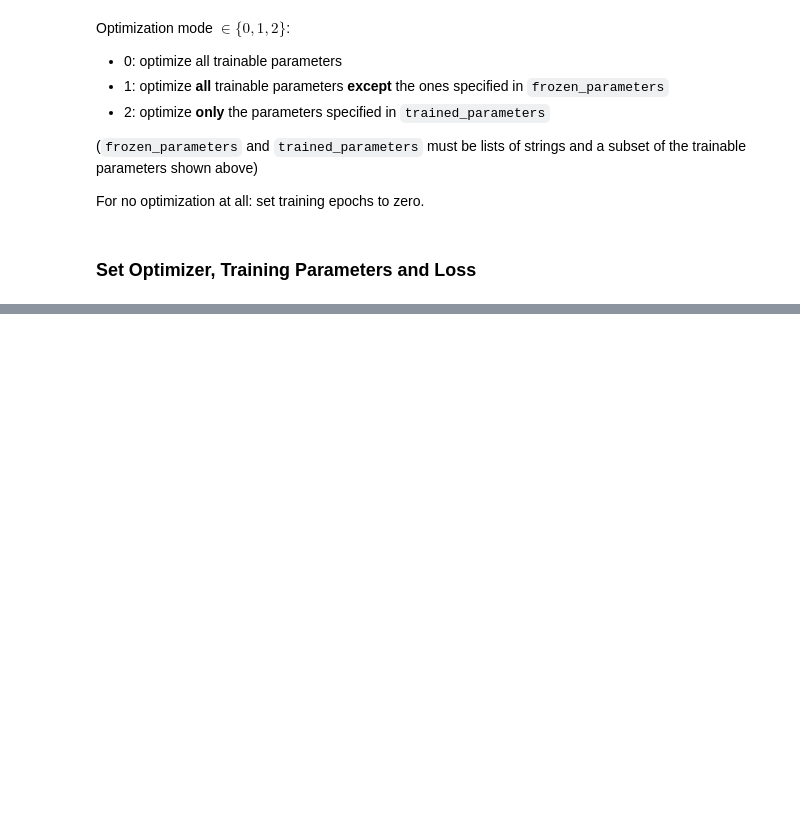
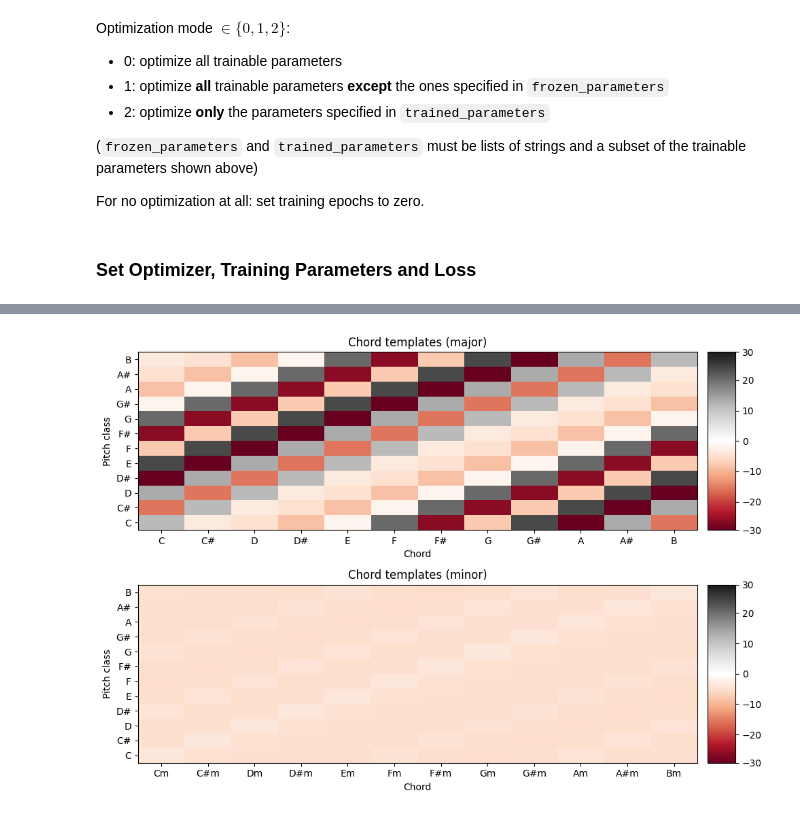
Before and after one commit to Kiro-V/mir-sdtw, a Jupyter notebook: src/main.ipynb, the cells around one changed output, grey strips where cells are left out. Cells and saved outputs as stored; diff of their text form; code cells hidden in the pictures; blank space fills up the shorter version.

```diff
--- a/src/main.ipynb
+++ b/src/main.ipynb
@@ -473,0 +481,16 @@ torch.Size([1, 8, 24])
+# %%
+import matplotlib
+# Class for visualizing chord templates with zero-centered diverging colormap
+
+# Example of making your own norm.  Also see matplotlib.colors.
+# From Joe Kington: This one gives two different linear ramps:
+class MidpointNormalize(matplotlib.colors.Normalize):
+    def __init__(self, vmin=None, vmax=None, midpoint=None, clip=False):
+        self.midpoint = midpoint
+        matplotlib.colors.Normalize.__init__(self, vmin, vmax, clip)
+
+    def __call__(self, value, clip=None):
+        # I'm ignoring masked values and all kinds of edge cases to make a
+        # simple example...
+        x, y = [self.vmin, self.midpoint, self.vmax], [0, 0.5, 1]
+        return np.ma.masked_array(np.interp(value, x, y))
@@ -474,3 +518,59 @@ torch.Size([1, 8, 24])
+# %%
+chroma_labels = ['C', 'C#', 'D', 'D#', 'E', 'F', 'F#', 'G', 'G#', 'A', 'A#', 'B']
+ext_minor = 'm'
+chord_labels_maj = chroma_labels
+chord_labels_min = [s + ext_minor for s in chroma_labels]
+chord_labels = chord_labels_maj + chord_labels_min
+
+# read weights from layer
+weights = model_pipeline.chord_template_params.filter.weight.to('cpu').detach()
+weights = np.squeeze(weights)
+
+templates_maj = np.zeros((12,12))
+templates_min = np.zeros((12,12))
+
+if weights.shape[0] == 2:
+    for n in range(12):           # shared weights -> templates are only shifted versions of each other
+        templates_maj[:, n] = np.roll(weights[0], n)
+        templates_min[:, n] = np.roll(weights[1], n)
+
+elif weights.shape[0] == 24:
+    templates_maj = np.asarray(weights[:12, :]).T
+    templates_min = np.asarray(weights[12:, :]).T
+
+
+fig, ax = plt.subplots(2, 2, gridspec_kw={'width_ratios': [1, 0.05]}, figsize=(10, 7))
+
+# determine appropriate colormap for plots
+if np.min([templates_maj, templates_min]) < 0:
+    abs_max = np.abs([templates_maj, templates_min]).max()
+    plot_parameters = {'cmap': 'RdGy', 'norm': MidpointNormalize(vmin=-abs_max, vmax=abs_max, midpoint=0, clip=False)}
+else:
+    plot_parameters = {'cmap': 'gray_r'}
+
+# plot major chord templates
+libfmp.b.plot_matrix(templates_maj, ax=[ax[0, 0], ax[0, 1]],
+                     title='Chord templates (major)',
+                     ylabel='Pitch class', xlabel='Chord',
+                     colorbar=True, **plot_parameters)
+ax[0, 0].set_xticks(np.arange(12))
+ax[0, 0].set_xticklabels(chord_labels_maj)
+ax[0, 0].set_yticks(np.arange(12))
+ax[0, 0].set_yticklabels(chroma_labels)
+
+# plot minor chord templates
+libfmp.b.plot_matrix(templates_min, ax=[ax[1, 0], ax[1, 1]],
+                     title='Chord templates (minor)',
+                     ylabel='Pitch class', xlabel='Chord',
+                     colorbar=True, **plot_parameters)
+ax[1, 0].set_xticks(np.arange(12))
+ax[1, 0].set_xticklabels(chord_labels_min)
+ax[1, 0].set_yticks(np.arange(12))
+ax[1, 0].set_yticklabels(chroma_labels)
+
+plt.tight_layout()
+# %% [output]
+[figure, added]
 # %% [markdown]
 ## Caveat
 The current network attempts to train how to predict a single frame with temporal context. What really happens is that it take out a frame, with +-25 for context; then predict which chord corresponds to that frame.
```
Also changed, not shown: parts of 13 cells of this notebook.
